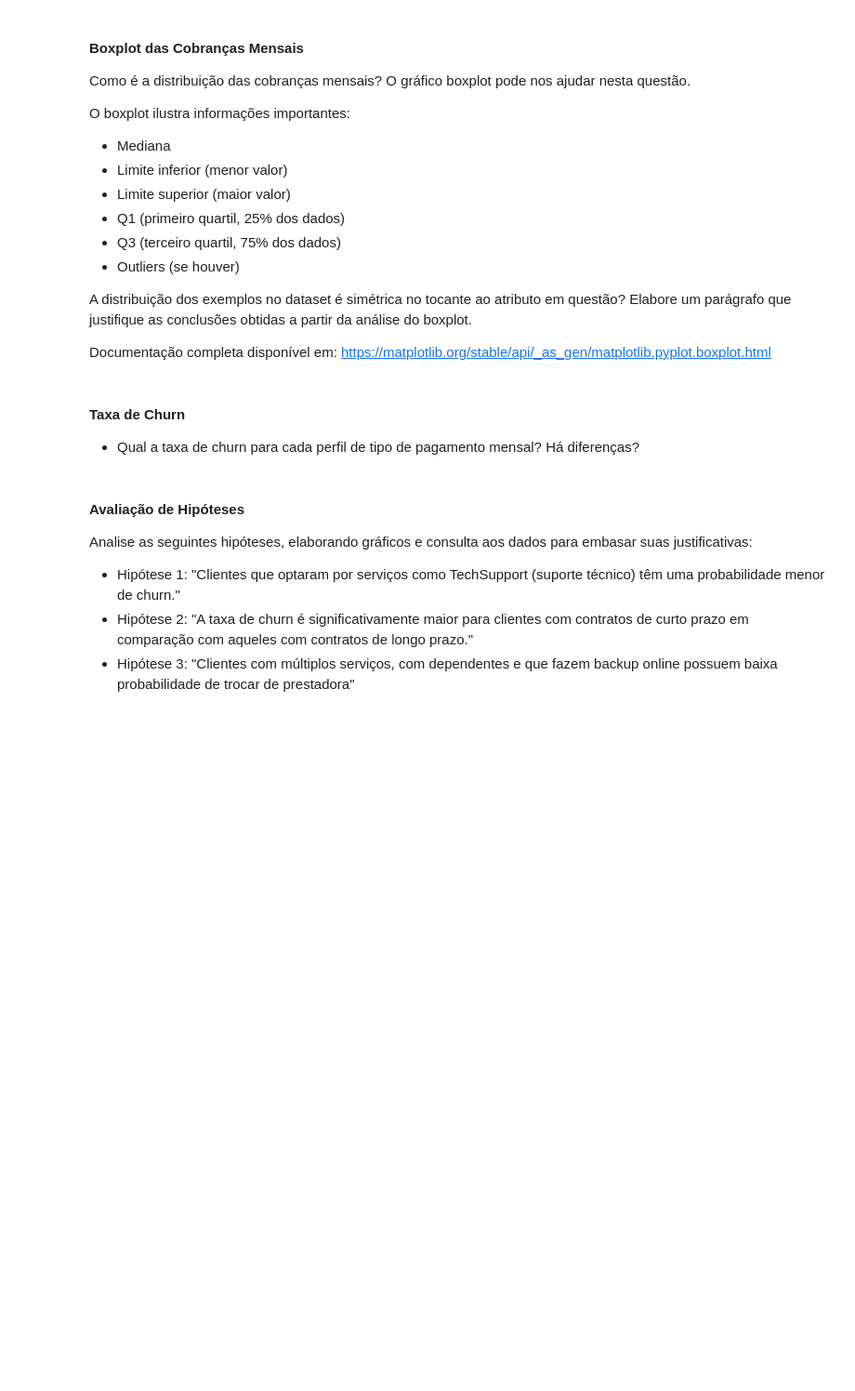
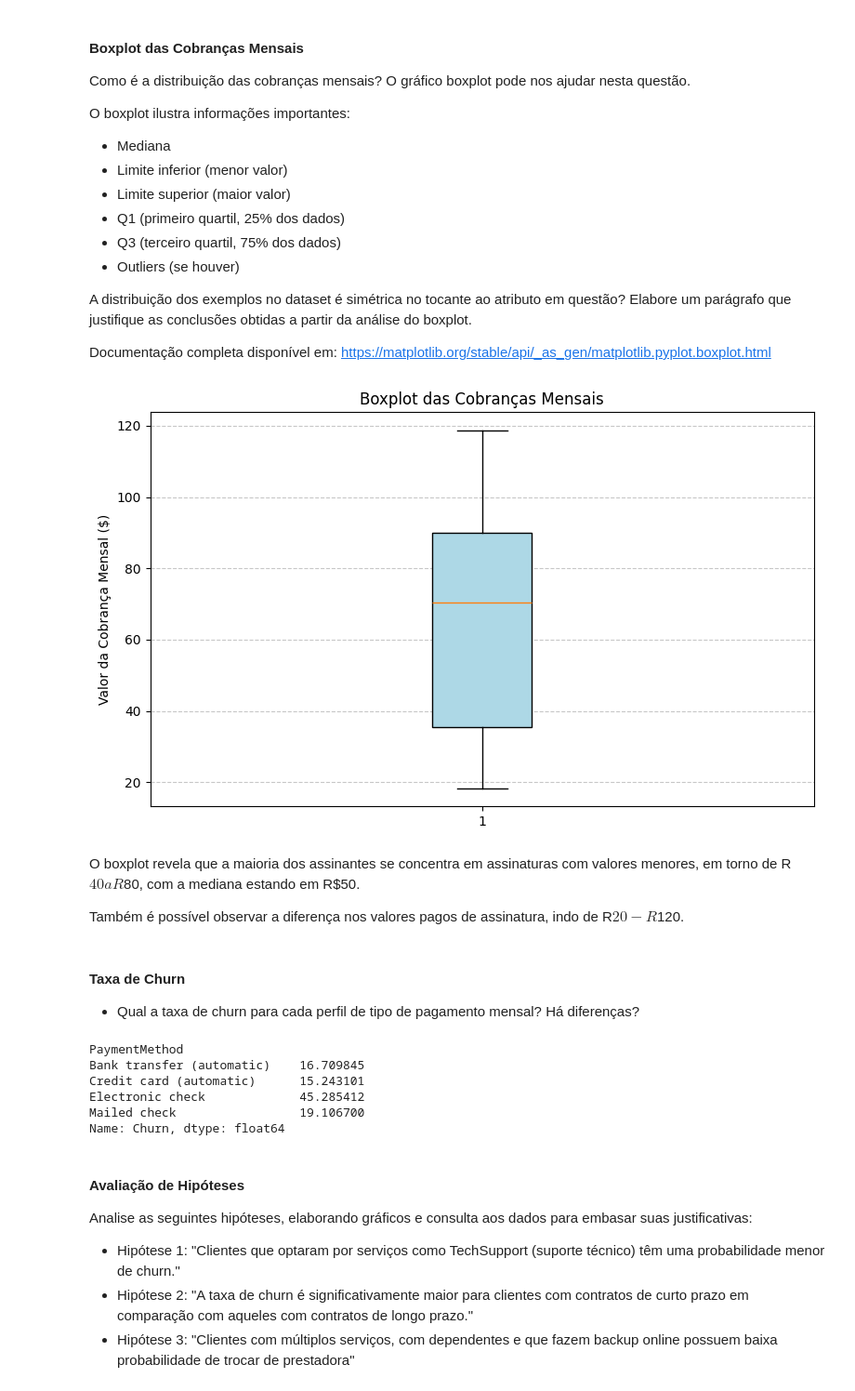
Before and after one commit to Panjota/RedesNeuraisArtificiais, a Jupyter notebook: RNA-2025.2-PP1.2.ipynb, the cells around one changed output. Shown at 93% size. Saved outputs shown, nothing was run; the diff lists cells and outputs as text; code cells hidden in the pictures; blank space fills up the shorter version.

```diff
--- a/RNA-2025.2-PP1.2.ipynb
+++ b/RNA-2025.2-PP1.2.ipynb
@@ -191,10 +235,39 @@ O boxplot ilustra informações importantes:
 A distribuição dos exemplos no dataset é simétrica no tocante ao atributo em questão? Elabore um parágrafo que justifique as conclusões obtidas a partir da análise do boxplot.
 
 Documentação completa disponível em: https://matplotlib.org/stable/api/_as_gen/matplotlib.pyplot.boxplot.html
+# %%
+plt.figure(figsize=(8, 5))
+plt.boxplot(df['MonthlyCharges'], vert=True, patch_artist=True, boxprops=dict(facecolor='lightblue'))
+
+plt.title('Boxplot das Cobranças Mensais')
+plt.ylabel('Valor da Cobrança Mensal ($)')
+plt.grid(axis='y', linestyle='--', alpha=0.7)
+plt.tight_layout()
+plt.show()
+# %% [output]
+[figure, added]
+# %% [markdown]
+O boxplot revela que a maioria dos assinantes se concentra em assinaturas com valores menores, em torno de R$40 a R$80, com a mediana estando em R$50.
+
+Também é possível observar a diferença nos valores pagos de assinatura, indo de R$ 20 - R$120.
 # %% [markdown]
 #### Taxa de Churn
 
 - Qual a taxa de churn para cada perfil de tipo de pagamento mensal? Há diferenças?
+# %%
+churn_rate_by_payment = (
+    df.groupby('PaymentMethod')['Churn']
+    .apply(lambda x: (x == 'Yes').mean() * 100)
+)
+
+print(churn_rate_by_payment)
+# %% [output]
+PaymentMethod
+Bank transfer (automatic)    16.709845
+Credit card (automatic)      15.243101
+Electronic check             45.285412
+Mailed check                 19.106700
+Name: Churn, dtype: float64
 # %% [markdown]
 #### Avaliação de Hipóteses
 
```
Also changed, not shown: parts of 19 cells of this notebook.
